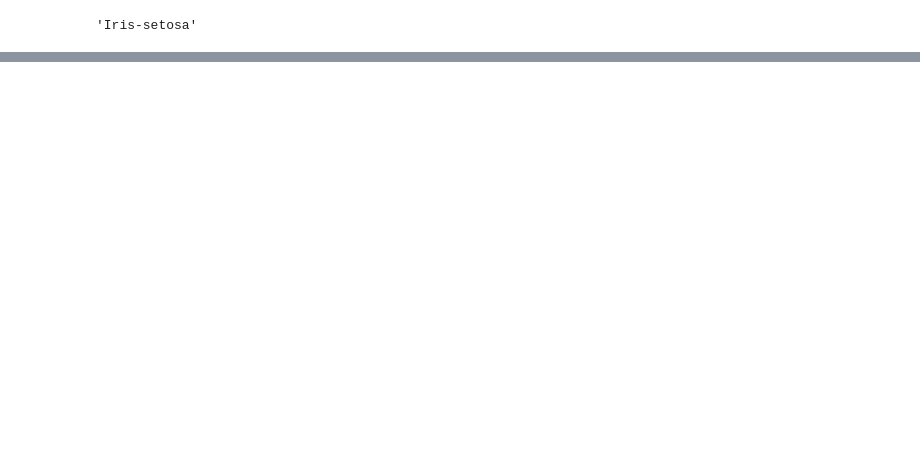
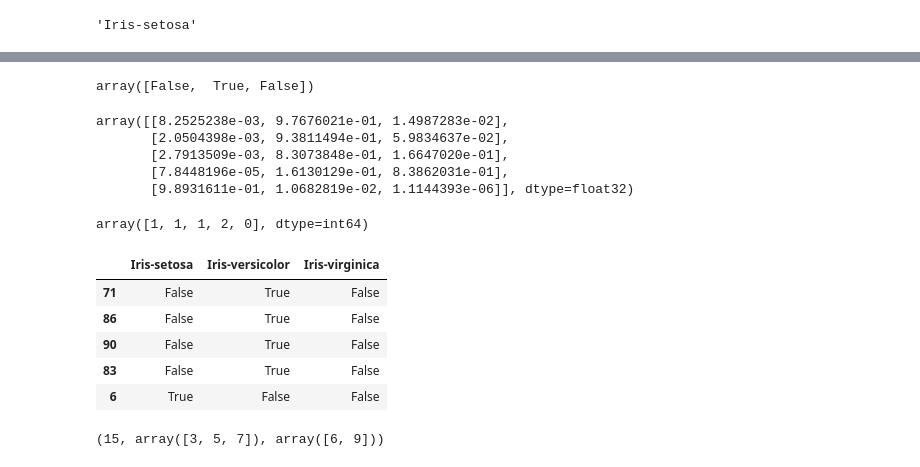
Before and after one commit to dlsco123/deeplearning, a Jupyter notebook: [DL]Iris.ipynb, the cells around one changed output, grey strips where cells are left out. Saved outputs shown, nothing was run; the diff lists cells and outputs as text; code cells hidden in the pictures; blank space fills up the shorter version.

```diff
--- a/[DL]Iris.ipynb
+++ b/[DL]Iris.ipynb
@@ -129,0 +191,35 @@ class_names[result_num]
+# %%
+len(X_test)
+# y_test.iloc[0]
+y_test.values[0]
+# %% [output]
+array([False,  True, False])
+# %%
+model.predict(X_test)[:5]
+# %% [output]
+array([[8.2525238e-03, 9.7676021e-01, 1.4987283e-02],
+       [2.0504398e-03, 9.3811494e-01, 5.9834637e-02],
+       [2.7913509e-03, 8.3073848e-01, 1.6647020e-01],
+       [7.8448196e-05, 1.6130129e-01, 8.3862031e-01],
+       [9.8931611e-01, 1.0682819e-02, 1.1144393e-06]], dtype=float32)
+# %%
+np.argmax(model.predict(X_test), axis=1)[:5]
+# %% [output]
+array([1, 1, 1, 2, 0], dtype=int64)
+# %%
+y_test[:5]
+# %% [output]
+|  | Iris-setosa | Iris-versicolor | Iris-virginica |
+| 71 | False | True | False |
+| 86 | False | True | False |
+| 90 | False | True | False |
+| 83 | False | True | False |
+| 6 | True | False | False |
+# %%
+# what is axis
+a=np.array([[1,2],
+            [2,3],
+            [3,4]])
+a.sum(), a.sum(axis=1), a.sum(axis=0)
+# %% [output]
+(15, array([3, 5, 7]), array([6, 9]))
```
Also changed, not shown: parts of 18 cells of this notebook, 2 other files.
